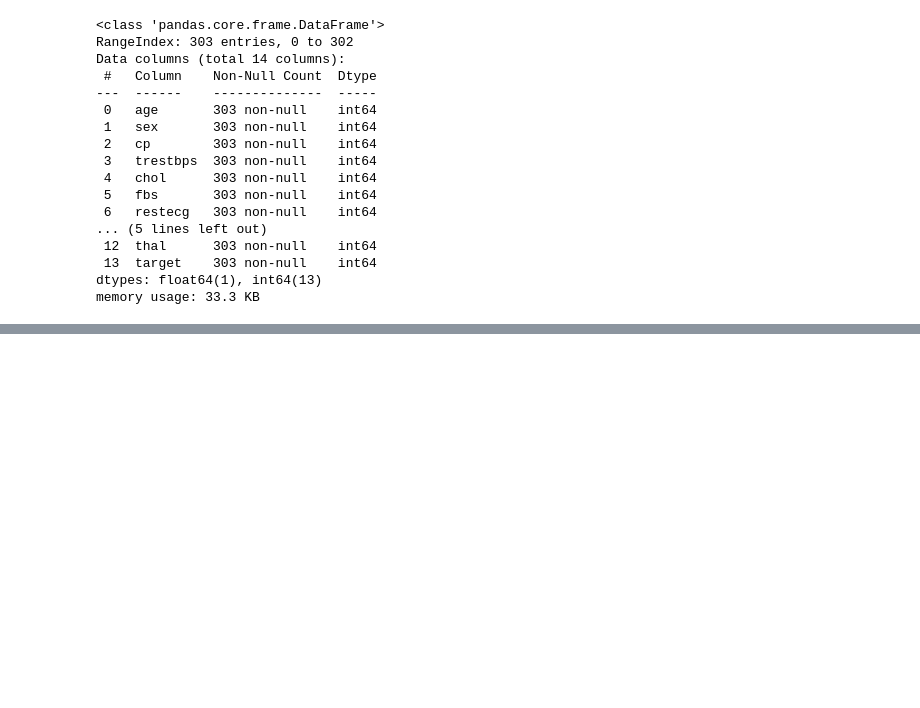
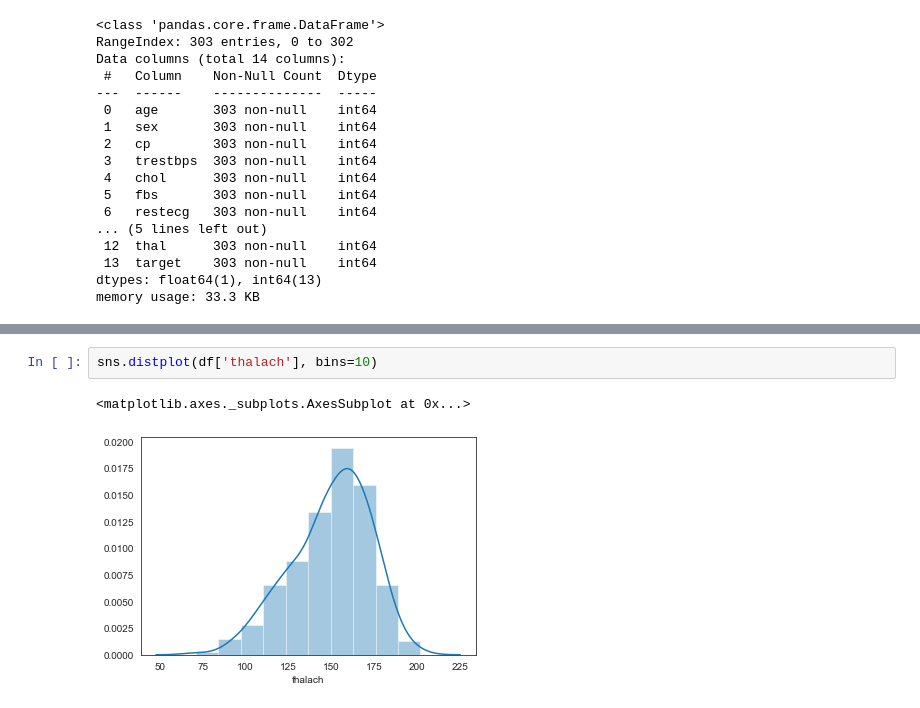
Before and after one commit to LarsTinnefeld/Heart-Disease---Search-for-risk-factors, a Jupyter notebook: heard_disease_research.ipynb, the cells around one changed output, grey strips where cells are left out. Cells and saved outputs as stored; diff of their text form; blank space fills up the shorter version.

```diff
--- a/heard_disease_research.ipynb
+++ b/heard_disease_research.ipynb
@@ -49,0 +55,5 @@ memory usage: 33.3 KB
+# %%
+sns.distplot(df['thalach'], bins=10)
+# %% [output]
+<matplotlib.axes._subplots.AxesSubplot at 0x...>
+[figure, added]
```
Also changed, not shown: parts of 13 cells of this notebook.
